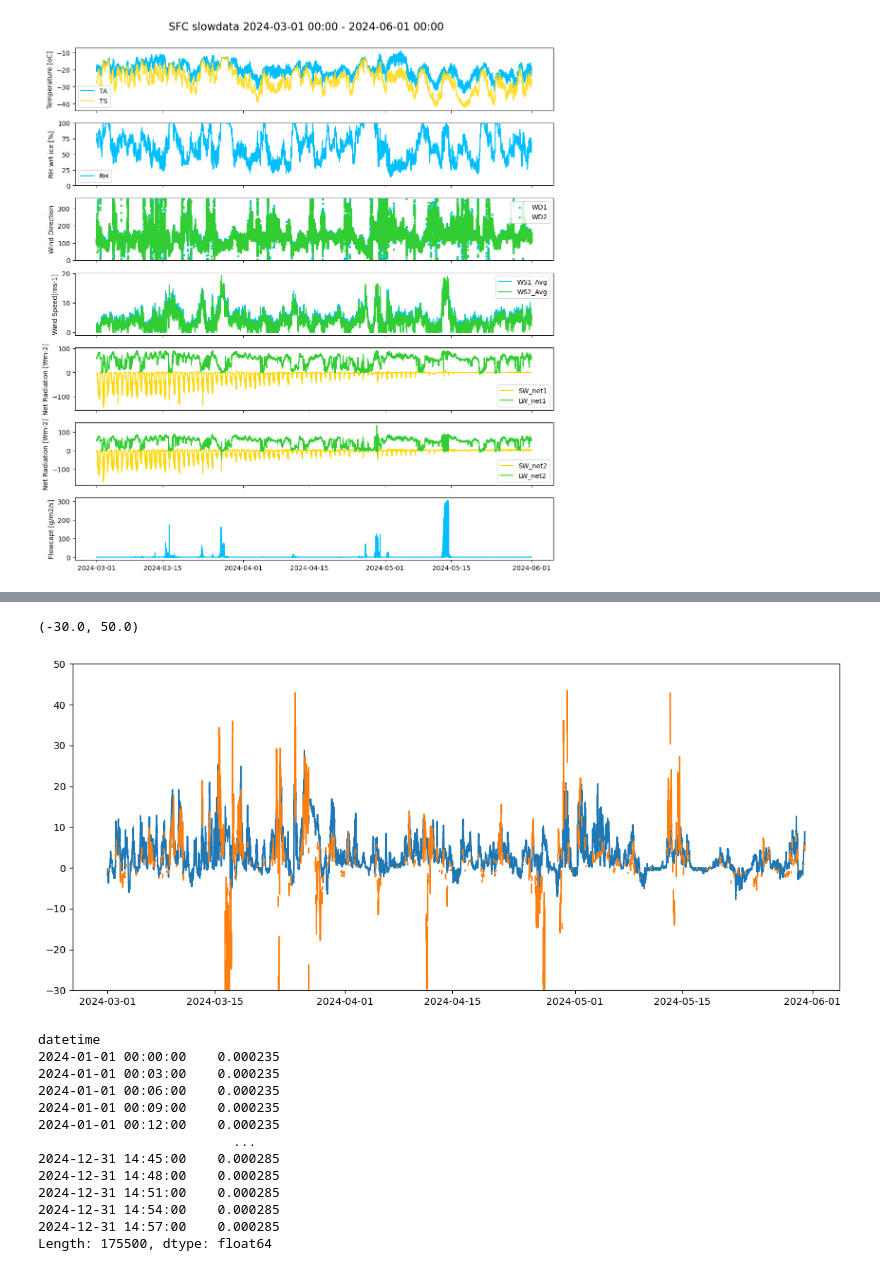
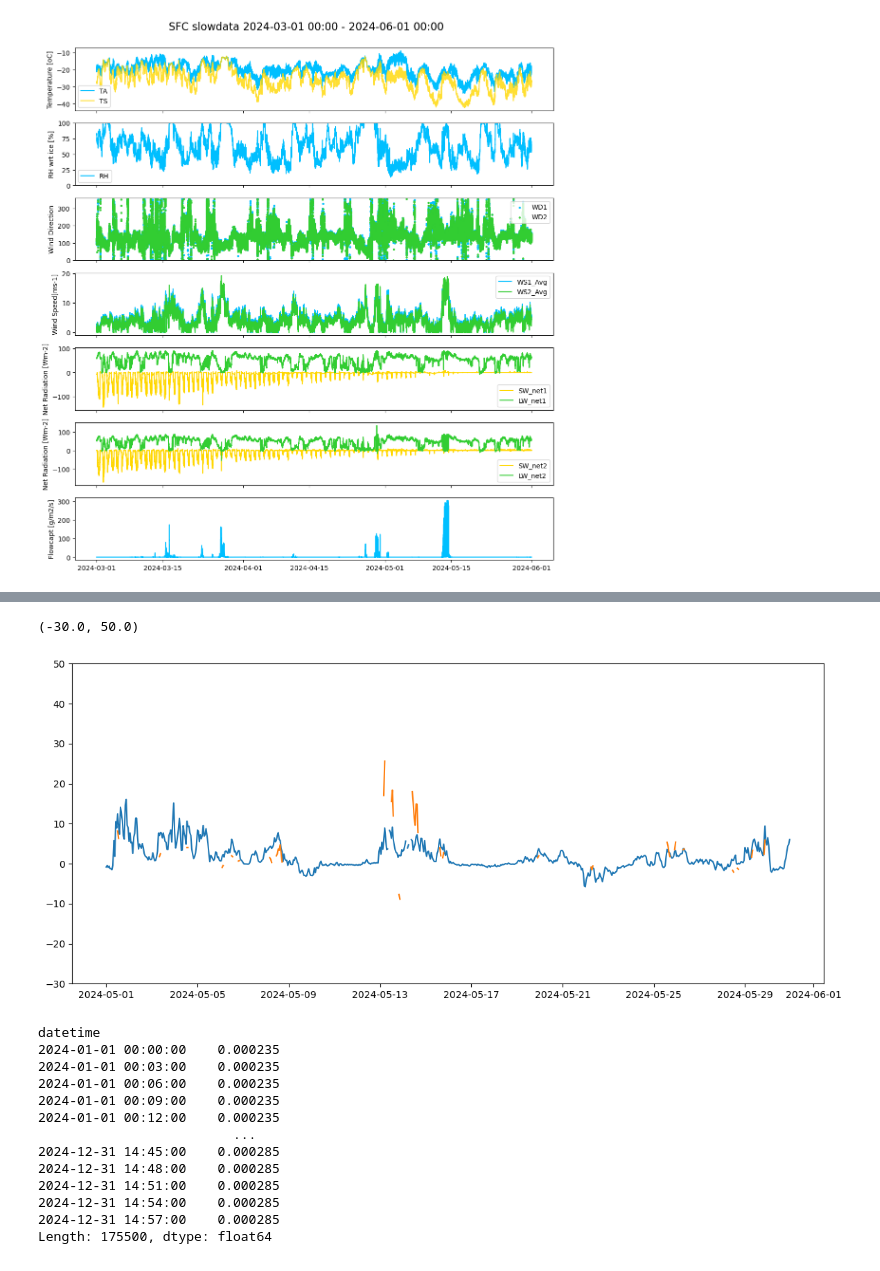
Before and after one commit to Rainette9/DataProcessingScripts, a Jupyter notebook: notebooks/MO_fluxes.ipynb, the cells around one changed output, grey strips where cells are left out. Drawn from its saved outputs; the diff is of its cells as text; code cells hidden in the pictures.

```diff
--- a/notebooks/MO_fluxes.ipynb
+++ b/notebooks/MO_fluxes.ipynb
@@ -87,14 +87,14 @@ Found wind file: CR6_STN1wind.csv
 folder='/home/engbers/Documents/PhD/EC_data_convert/'
 
 sensor='SFC_DR'
-fluxes_SFC = read_eddypro_data(folder, sensor)
+fluxes_SFC = read_eddypro_data(folder, sensor, qc_level=1)
 fluxes_SFC_qc = read_eddypro_data(folder, sensor, qc=True)
 sensor='CSAT_16m_DR'
-fluxes_16m = read_eddypro_data(folder, sensor)
+fluxes_16m = read_eddypro_data(folder, sensor, qc_level=1)
 fluxes_16m_qc = read_eddypro_data(folder, sensor, qc=True)
 sensor='CSAT_26m'
 fluxes_26m_qc = read_eddypro_data(folder, sensor, qc=True)
-fluxes_26m = read_eddypro_data(folder, sensor)
+fluxes_26m = read_eddypro_data(folder, sensor, qc_level=1)
 # %% [output]
 Files found: ['/home/engbers/Documents/PhD/EC_data_convert/SFC_DR/Eddypro_output/202405/eddypro_May2024_full_output_2025-05-22T145422_adv.csv', '/home/engbers/Documents/PhD/EC_data_convert/SFC_DR/Eddy ...
 Files found: ['/home/engbers/Documents/PhD/EC_data_convert/SFC_DR/Eddypro_output/202405/eddypro_May2024_qc_details_2025-05-22T145422_adv.csv', '/home/engbers/Documents/PhD/EC_data_convert/SFC_DR/Eddyp ...
@@ -103,11 +103,11 @@ Files found: ['/home/engbers/Documents/PhD/EC_data_convert/CSAT_16m_DR/Eddypro_o
 Files found: ['/home/engbers/Documents/PhD/EC_data_convert/CSAT_26m/EddyPro_output/202405/eddypro_26m_May2024_qc_details_2025-05-19T132715_adv.csv', '/home/engbers/Documents/PhD/EC_data_convert/CSAT_2 ...
 Files found: ['/home/engbers/Documents/PhD/EC_data_convert/CSAT_26m/EddyPro_output/202405/eddypro_26m_May2024_full_output_2025-05-19T132715_adv.csv', '/home/engbers/Documents/PhD/EC_data_convert/CSAT_ ...
 # %%
-z0, z0rolling=compute_roughness_length(fluxes_SFC, fluxes_SFC_qc, 1.5)
+z0, z0rolling=compute_roughness_length(fluxes_SFC, fluxes_SFC_qc,heights['sonic'])
 # %%
 # Get data without units first
-start='2024-03-01'
-end='2024-03-30'
+start='2024-05-01'
+end='2024-05-30'
 
 p_data = resample_with_threshold(fluxes_SFC['air_pressure'], '10min', 80)[start:end]
 T_data = resample_with_threshold(slowdata_cleaned['TA'], '10min', 80)[start:end]
@@ -214,11 +217,13 @@ plt.plot(resample_with_threshold(fluxes_SFC['H'], '10min', 60)[start:end])
 # %%
+
+
 plt.figure(figsize=(14,6))
-plt.plot(result['LE'])
-plt.plot(resample_with_threshold(fluxes_SFC['LE'], '10min', 60)[start:end])
+plt.plot(resample_with_threshold(result['LE'], '1h', 80)[start:end])
+plt.plot(resample_with_threshold(fluxes_SFC['LE'], '1h', 70)[start:end])
 plt.ylim(-30,50)
 # %% [output]
 (-30.0, 50.0)
-[figure, old version]
+[figure, new version]
 # %%
 z0rolling
 # %% [output]
```
Also changed, not shown: parts of 2 cells of this notebook, 18 other files.
